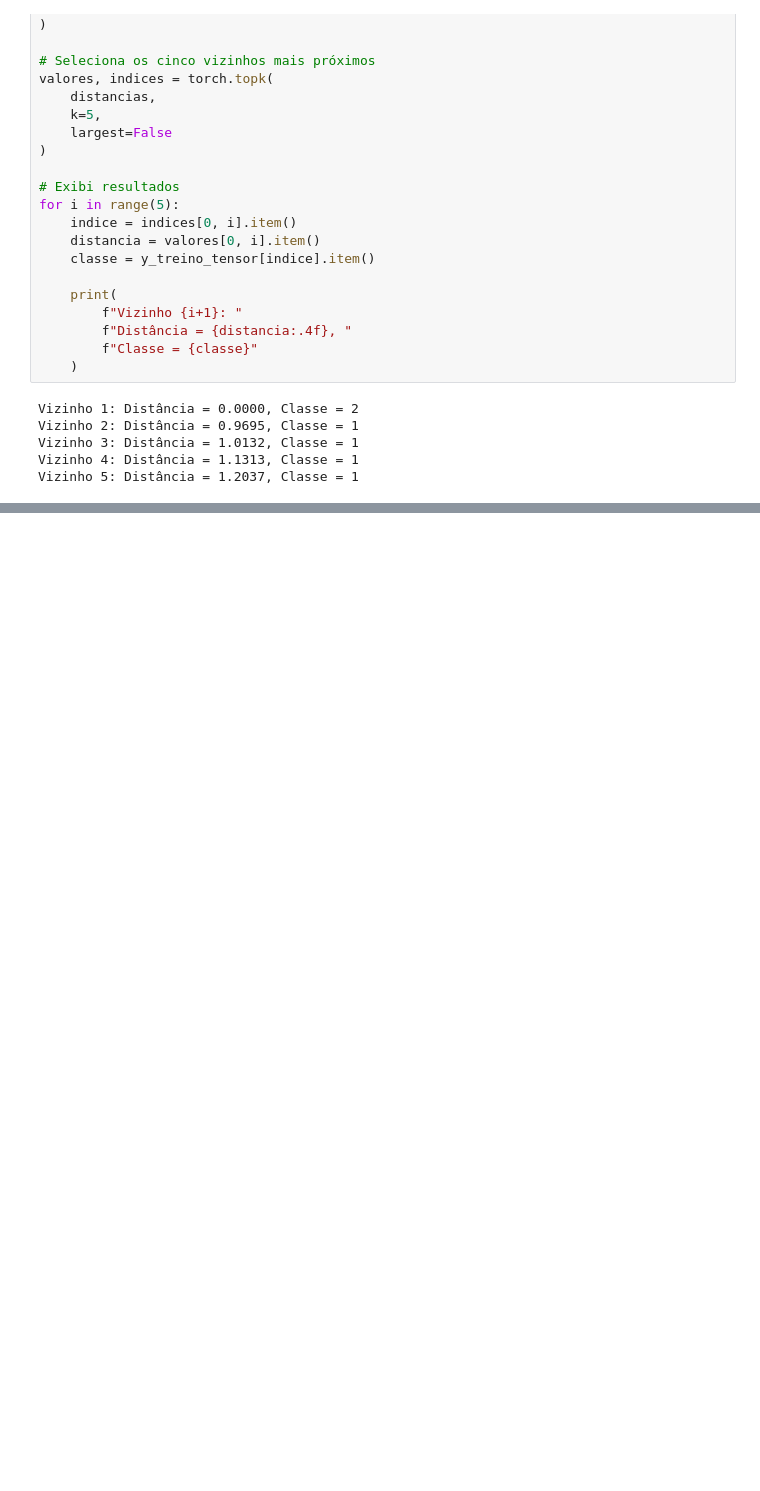
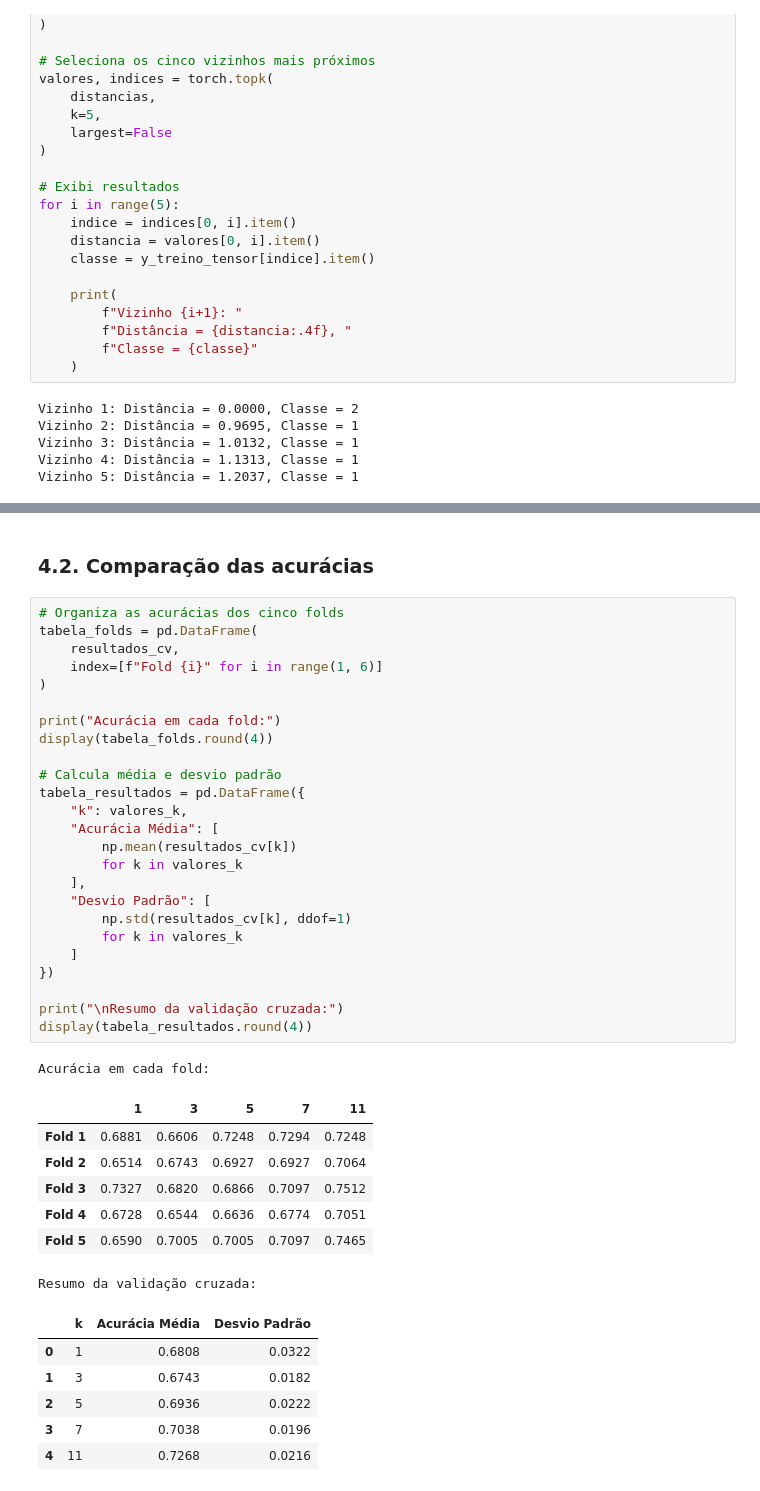
Before and after one commit to Pedrollucas/Sistemas-Inteligentes, a Jupyter notebook: notebooks/03_knn.ipynb, the cells around one changed output, grey strips where cells are left out. Drawn from its saved outputs; the diff is of its cells as text; blank space fills up the shorter version.

```diff
--- a/notebooks/03_knn.ipynb
+++ b/notebooks/03_knn.ipynb
@@ -368,0 +461,42 @@ Vizinho 5: Distância = 1.2037, Classe = 1
+# %% [markdown]
+### 4.2. Comparação das acurácias
+# %%
+# Organiza as acurácias dos cinco folds
+tabela_folds = pd.DataFrame(
+    resultados_cv,
+    index=[f"Fold {i}" for i in range(1, 6)]
+)
+
+print("Acurácia em cada fold:")
+display(tabela_folds.round(4))
+
+# Calcula média e desvio padrão
+tabela_resultados = pd.DataFrame({
+    "k": valores_k,
+    "Acurácia Média": [
+        np.mean(resultados_cv[k])
+        for k in valores_k
+    ],
+    "Desvio Padrão": [
+        np.std(resultados_cv[k], ddof=1)
+        for k in valores_k
+    ]
+})
+
+print("\nResumo da validação cruzada:")
+display(tabela_resultados.round(4))
+# %% [output]
+Acurácia em cada fold:
+|  | 1 | 3 | 5 | 7 | 11 |
+| Fold 1 | 0.6881 | 0.6606 | 0.7248 | 0.7294 | 0.7248 |
+| Fold 2 | 0.6514 | 0.6743 | 0.6927 | 0.6927 | 0.7064 |
+| Fold 3 | 0.7327 | 0.6820 | 0.6866 | 0.7097 | 0.7512 |
+| Fold 4 | 0.6728 | 0.6544 | 0.6636 | 0.6774 | 0.7051 |
+| Fold 5 | 0.6590 | 0.7005 | 0.7005 | 0.7097 | 0.7465 |
+Resumo da validação cruzada:
+|  | k | Acurácia Média | Desvio Padrão |
+| 0 | 1 | 0.6808 | 0.0322 |
+| 1 | 3 | 0.6743 | 0.0182 |
+| 2 | 5 | 0.6936 | 0.0222 |
+| 3 | 7 | 0.7038 | 0.0196 |
+| 4 | 11 | 0.7268 | 0.0216 |
```
Also changed, not shown: parts of 6 cells of this notebook, 1 other file.
